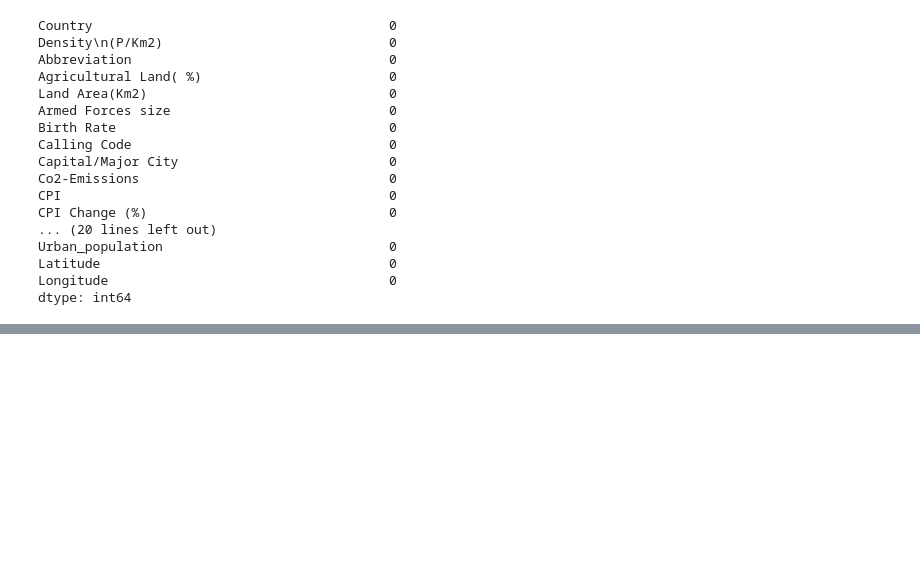
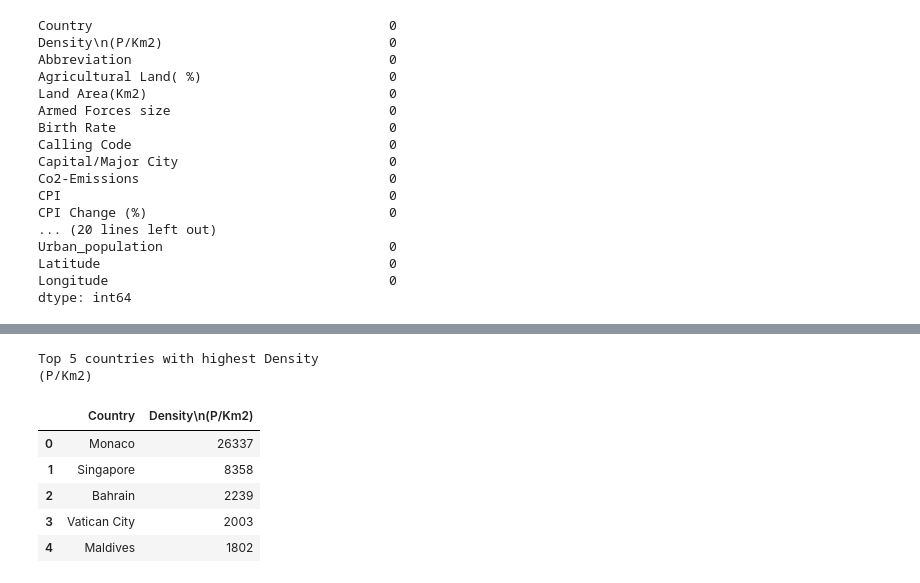
Before and after one commit to AvGeekGupta/Data-Analysis-Reports, a Jupyter notebook: World Data 2023/Data Analysis.ipynb, the cells around one changed output, grey strips where cells are left out. Saved outputs shown, nothing was run; the diff lists cells and outputs as text; code cells hidden in the pictures; blank space fills up the shorter version.

```diff
--- a/World Data 2023/Data Analysis.ipynb
+++ b/World Data 2023/Data Analysis.ipynb
@@ -300,0 +358,12 @@ I'm always looking for exciting projects and collaborations. If you have suggest
+# %%
+print("Top 5 countries with highest " + columns[1])
+pd.DataFrame(dataset[[columns[0], columns[1]]]).sort_values(columns[1], ascending=False, ignore_index=True).head(5)
+# %% [output]
+Top 5 countries with highest Density
+(P/Km2)
+|  | Country | Density\n(P/Km2) |
+| 0 | Monaco | 26337 |
+| 1 | Singapore | 8358 |
+| 2 | Bahrain | 2239 |
+| 3 | Vatican City | 2003 |
+| 4 | Maldives | 1802 |
```
Also changed, not shown: parts of 21 cells of this notebook, 3 other files.
